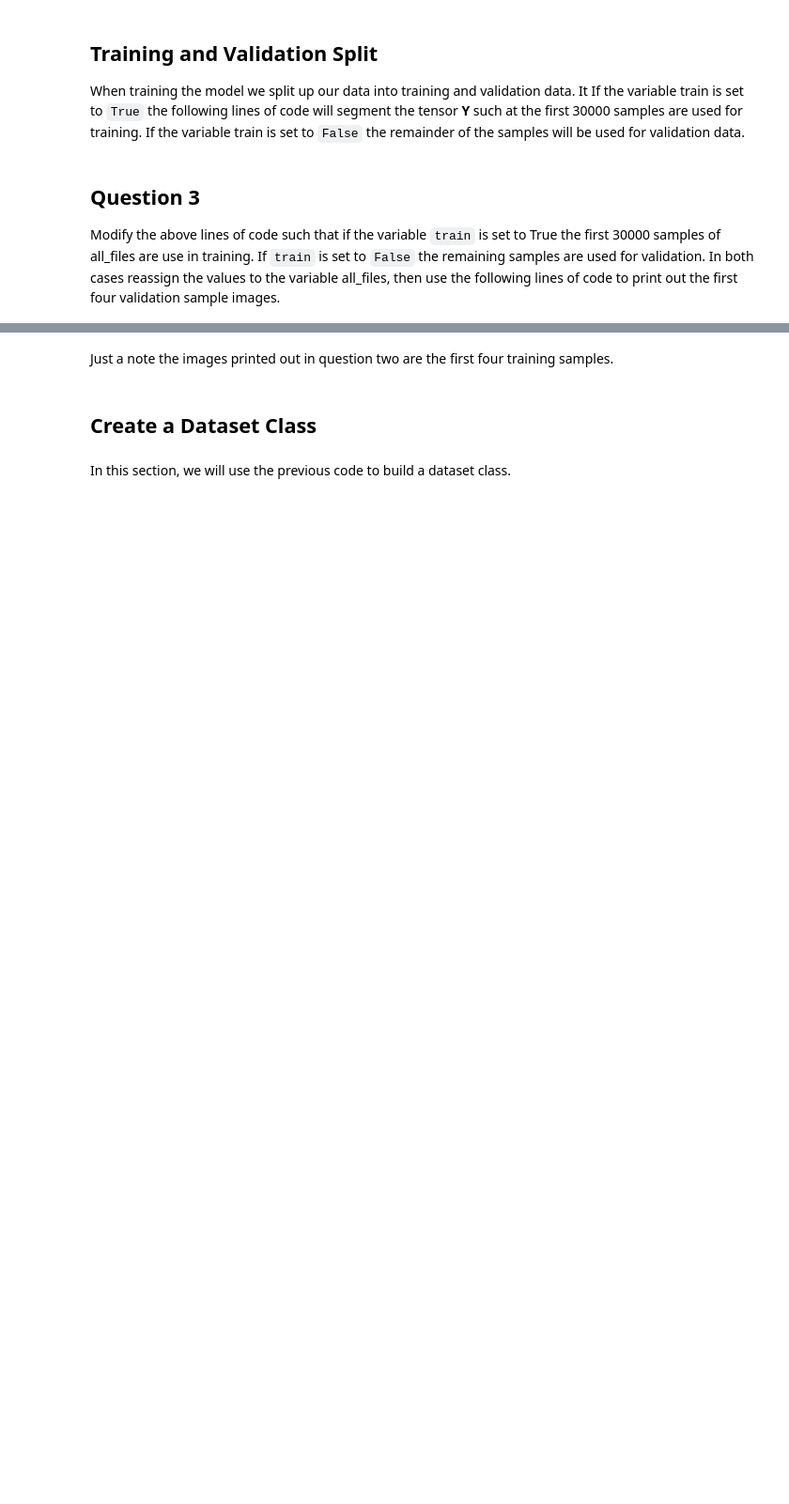
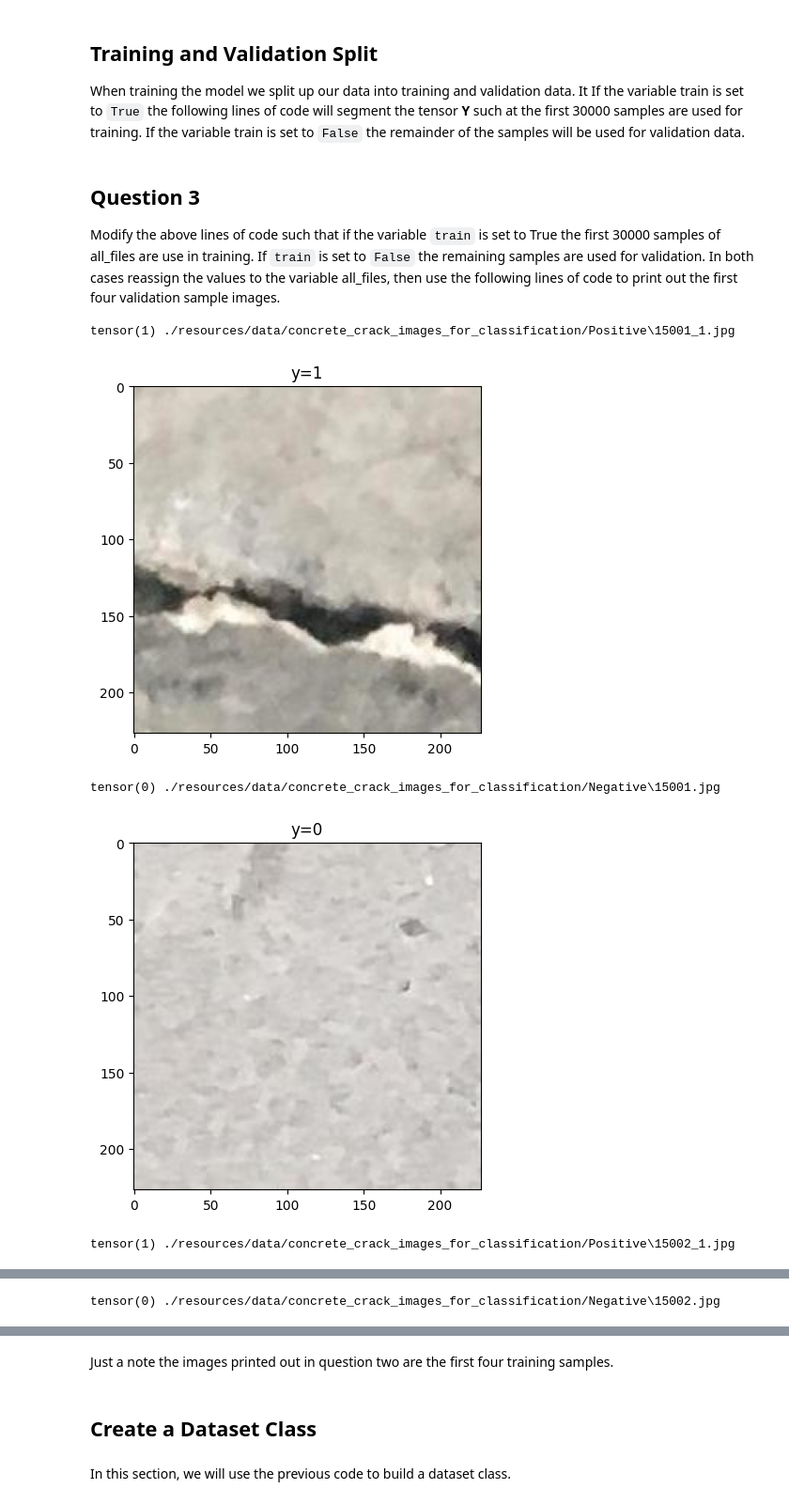
Before and after one commit to jrosilam/IBM-AI-Engineering, a Jupyter notebook: capstoneAI_py/2.1_data_loader_PyTorch.ipynb, the cells around one changed output, grey strips where cells are left out. Shown at 94% size. Cells and saved outputs as stored; diff of their text form; code cells hidden in the pictures; blank space fills up the shorter version.

```diff
--- a/capstoneAI_py/2.1_data_loader_PyTorch.ipynb
+++ b/capstoneAI_py/2.1_data_loader_PyTorch.ipynb
@@ -72,5 +75,5 @@ We can obtain the list that contains the path to the <b>negative files</b> as fo
 # %%
-directory="/resources/data"
+directory="./resources/data/concrete_crack_images_for_classification/"
 negative='Negative'
 negative_file_path=os.path.join(directory,negative)
 negative_files=[os.path.join(negative_file_path,file) for file in  os.listdir(negative_file_path) if file.endswith(".jpg")]
@@ -87,6 +94,8 @@ positive_files[0:3]
 # %% [markdown]
 <h2 id="Question_1">Question 1</h2>
 <b>Find the <b>combined</b> length of the list <code>positive_files</code> and <code>negative_files</code> using the function <code>len</code> . Then assign  it to the variable <code>number_of_samples</code></b>
+# %%
+number_of_samples = len(positive_files) + len(negative_files)
 # %% [markdown]
 <h2 id="assign_labels">Assign Labels to Images </h2>
 # %% [markdown]
@@ -108,0 +135,6 @@ Y[1::2]=0
+# %%
+all_files = []
+for file_pos, file_neg in zip(positive_files,negative_files):
+    all_files.append(file_pos)
+    all_files.append(file_neg)
+all_files[0:5]
@@ -129,3 +171,19 @@ else:
 # %% [markdown]
 <h2 id="Question_3">Question 3</h2>
 Modify the above lines of code such that if the variable <code>train</code> is set to <c>True</c> the first 30000 samples of all_files are use in training. If <code>train</code> is set to <code>False</code> the remaining  samples are used for validation. In both cases reassign  the values to the variable all_files, then use the following lines of code to print out the first four validation sample images.
+# %%
+count = 0
+for y, file in zip(Y,all_files):
+    print(y, file)
+    plt.imshow(Image.open(file))
+    plt.title("y="+str(y.item()))
+    plt.show()
+    count += 1
+    if count == 4:
+        break
+# %% [output]
+tensor(1) ./resources/data/concrete_crack_images_for_classification/Positive\15001_1.jpg
+[figure, added]
+tensor(0) ./resources/data/concrete_crack_images_for_classification/Negative\15001.jpg
+[figure, added]
+tensor(1) ./resources/data/concrete_crack_images_for_classification/Positive\15002_1.jpg
@@ -131,0 +191 @@ Modify the above lines of code such that if the variable <code>train</code> is s
+tensor(0) ./resources/data/concrete_crack_images_for_classification/Negative\15002.jpg
```
Also changed, not shown: parts of 17 cells of this notebook, 1 other file.
